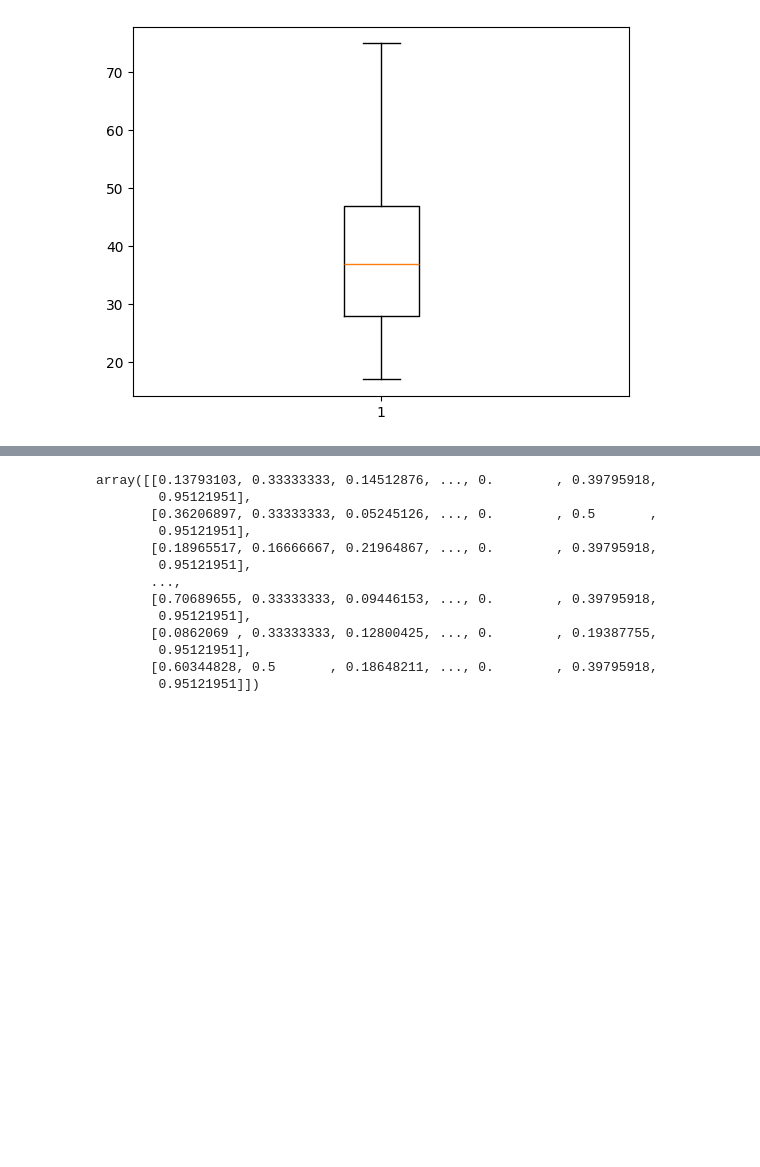
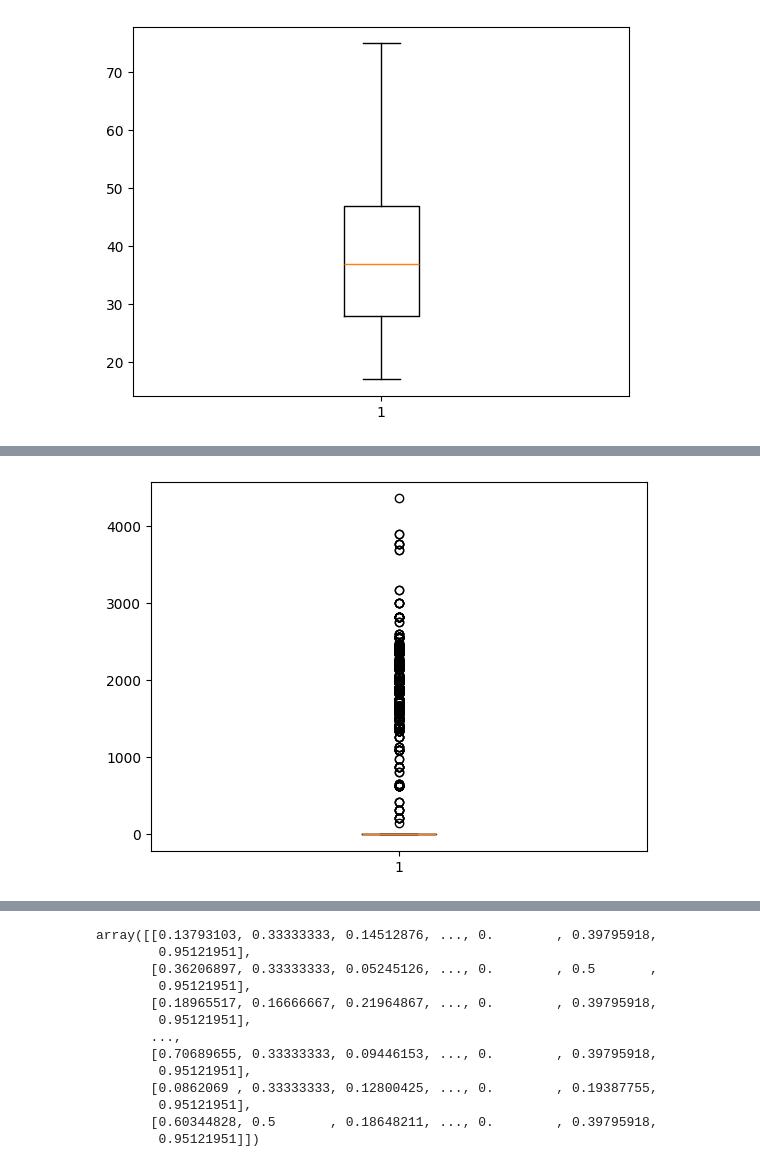
Before and after one commit to Hruday-p/hruday, a Jupyter notebook: employeesalaryprediction.ipynb, the cells around one changed output, grey strips where cells are left out. Saved outputs shown, nothing was run; the diff lists cells and outputs as text; code cells hidden in the pictures; blank space fills up the shorter version.

```diff
--- a/employeesalaryprediction.ipynb
+++ b/employeesalaryprediction.ipynb
@@ -359,0 +358,5 @@ plt.show()
+# %%
+plt.boxplot(data['capital-loss'])
+plt.show()
+# %% [output]
+[figure, added]
```
Also changed, not shown: parts of 11 cells of this notebook.
